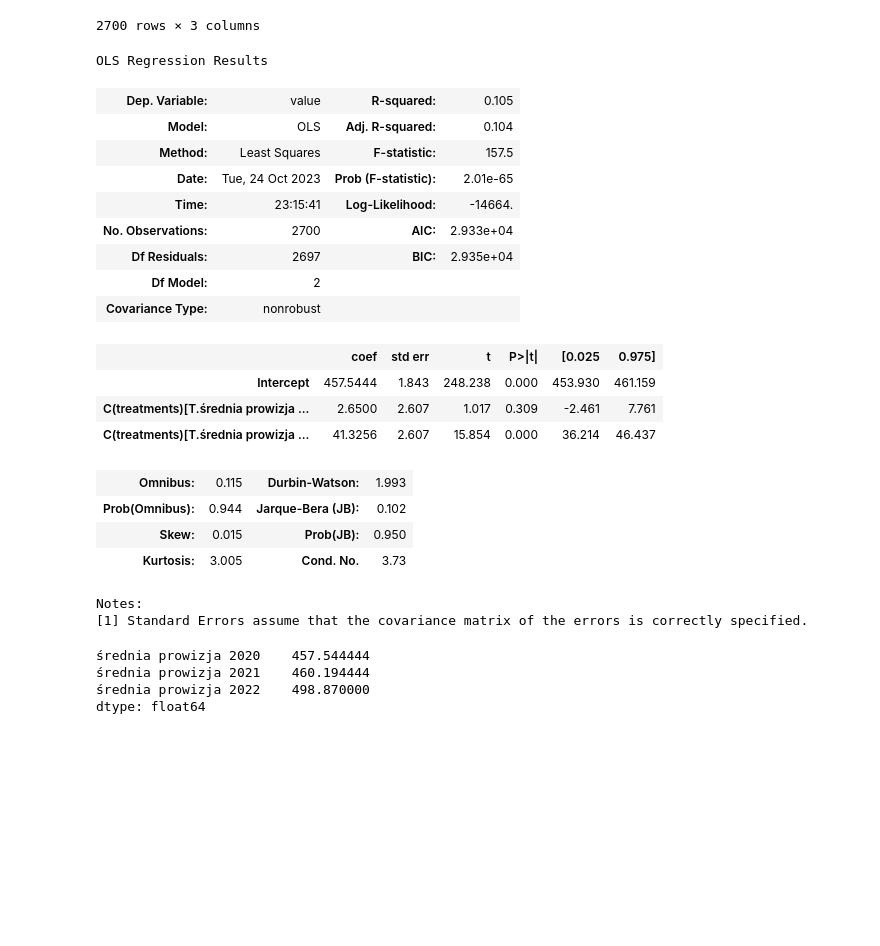
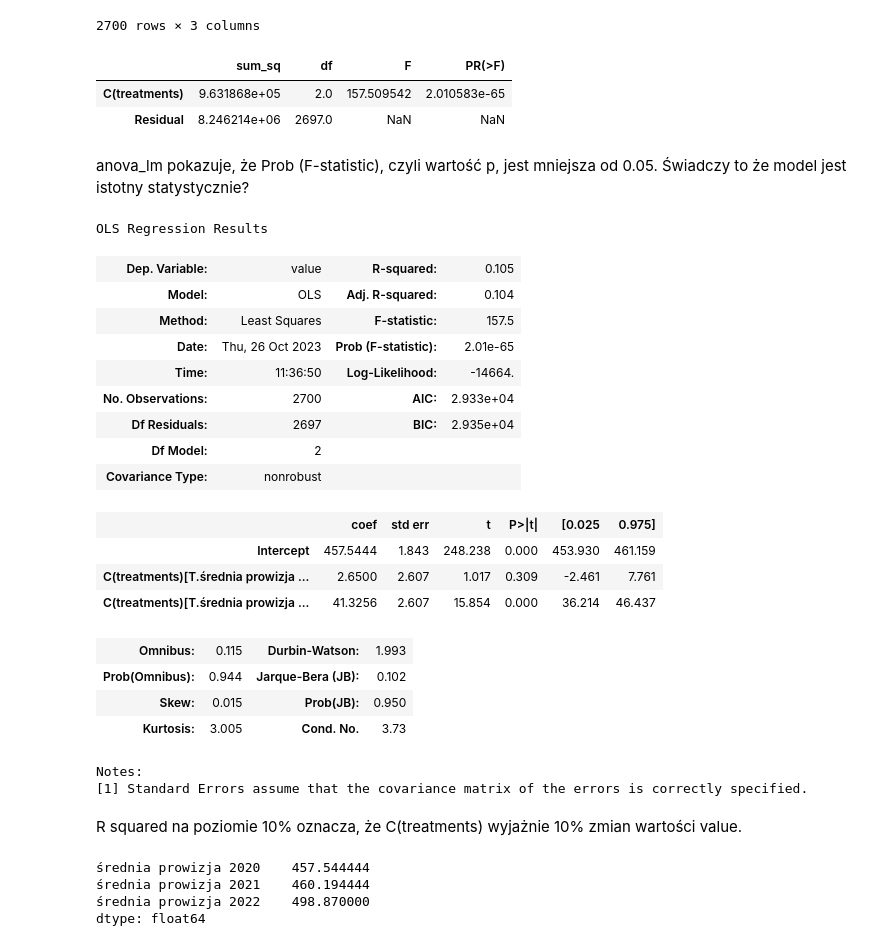
Before and after one commit to eSqadron/statystyka_wielowymiarowa, a Jupyter notebook: Lab4_zadanie.ipynb, the cells around one changed output. Saved outputs shown, nothing was run; the diff lists cells and outputs as text; code cells hidden in the pictures; blank space fills up the shorter version.

```diff
--- a/Lab4_zadanie.ipynb
+++ b/Lab4_zadanie.ipynb
@@ -508,28 +512,38 @@ df1
 2700 rows × 3 columns
 # %%
 model = ols('value ~ C(treatments)', data=df1).fit()
-model.summary()
+sm.stats.anova_lm(model, typ=2)
 # %% [output]
-OLS Regression Results
-| Dep. Variable: | value | R-squared: | 0.105 |
-| Model: | OLS | Adj. R-squared: | 0.104 |
-| Method: | Least Squares | F-statistic: | 157.5 |
-| Date: | Tue, 24 Oct 2023 | Prob (F-statistic): | 2.01e-65 |
-| Time: | 23:15:41 | Log-Likelihood: | -14664. |
-| No. Observations: | 2700 | AIC: | 2.933e+04 |
-| Df Residuals: | 2697 | BIC: | 2.935e+04 |
-| Df Model: | 2 |  |  |
-| Covariance Type: | nonrobust |  |  |
+|  | sum_sq | df | F | PR(>F) |
+| C(treatments) | 9.631868e+05 | 2.0 | 157.509542 | 2.010583e-65 |
+| Residual | 8.246214e+06 | 2697.0 | NaN | NaN |
-|  | coef | std err | t | P>|t| | [0.025 | 0.975] |
-| Intercept | 457.5444 | 1.843 | 248.238 | 0.000 | 453.930 | 461.159 |
-| C(treatments)[T.średnia prowizja ... | 2.6500 | 2.607 | 1.017 | 0.309 | -2.461 | 7.761 |
-| C(treatments)[T.średnia prowizja ... | 41.3256 | 2.607 | 15.854 | 0.000 | 36.214 | 46.437 |
-| Omnibus: | 0.115 | Durbin-Watson: | 1.993 |
-| Prob(Omnibus): | 0.944 | Jarque-Bera (JB): | 0.102 |
-| Skew: | 0.015 | Prob(JB): | 0.950 |
-| Kurtosis: | 3.005 | Cond. No. | 3.73 |
-Notes:
-[1] Standard Errors assume that the covariance matrix of the errors is correctly specified.
+# %% [markdown]
+anova_lm pokazuje, że Prob (F-statistic), czyli wartość p, jest mniejsza od 0.05. Świadczy to że model jest istotny statystycznie?
+# %%
+model.summary()
+# %% [output]
+OLS Regression Results
+| Dep. Variable: | value | R-squared: | 0.105 |
+| Model: | OLS | Adj. R-squared: | 0.104 |
+| Method: | Least Squares | F-statistic: | 157.5 |
+| Date: | Thu, 26 Oct 2023 | Prob (F-statistic): | 2.01e-65 |
+| Time: | 11:36:50 | Log-Likelihood: | -14664. |
+| No. Observations: | 2700 | AIC: | 2.933e+04 |
+| Df Residuals: | 2697 | BIC: | 2.935e+04 |
+| Df Model: | 2 |  |  |
+| Covariance Type: | nonrobust |  |  |
+|  | coef | std err | t | P>|t| | [0.025 | 0.975] |
+| Intercept | 457.5444 | 1.843 | 248.238 | 0.000 | 453.930 | 461.159 |
+| C(treatments)[T.średnia prowizja ... | 2.6500 | 2.607 | 1.017 | 0.309 | -2.461 | 7.761 |
+| C(treatments)[T.średnia prowizja ... | 41.3256 | 2.607 | 15.854 | 0.000 | 36.214 | 46.437 |
+| Omnibus: | 0.115 | Durbin-Watson: | 1.993 |
+| Prob(Omnibus): | 0.944 | Jarque-Bera (JB): | 0.102 |
+| Skew: | 0.015 | Prob(JB): | 0.950 |
+| Kurtosis: | 3.005 | Cond. No. | 3.73 |
+Notes:
+[1] Standard Errors assume that the covariance matrix of the errors is correctly specified.
+# %% [markdown]
+R squared na poziomie 10% oznacza, że C(treatments) wyjażnie 10% zmian wartości value.
 # %%
 df[lista_nazw_kolumn].mean()
 # %% [output]
```
Also changed, not shown: parts of 21 cells of this notebook.
